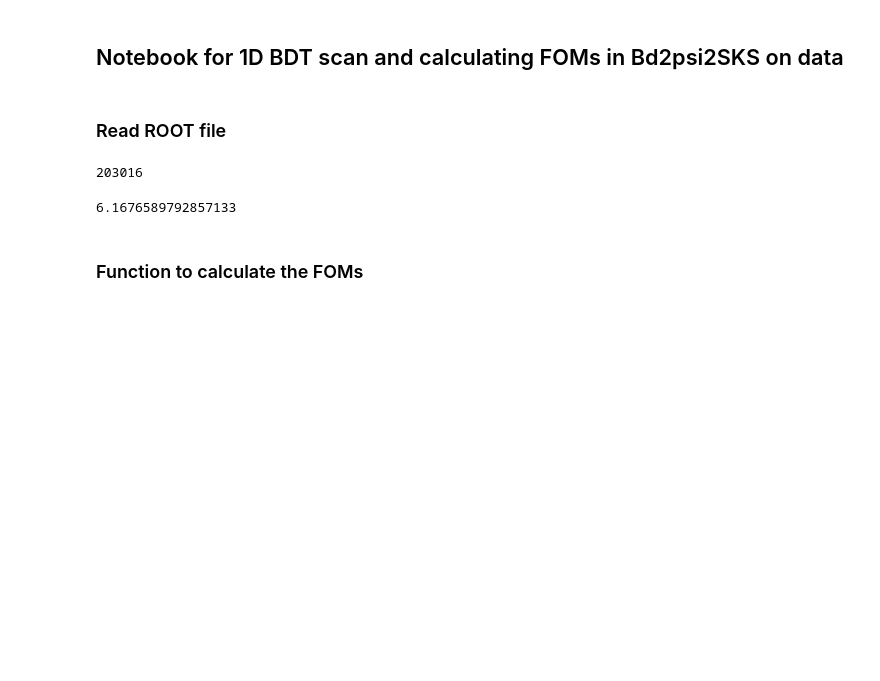
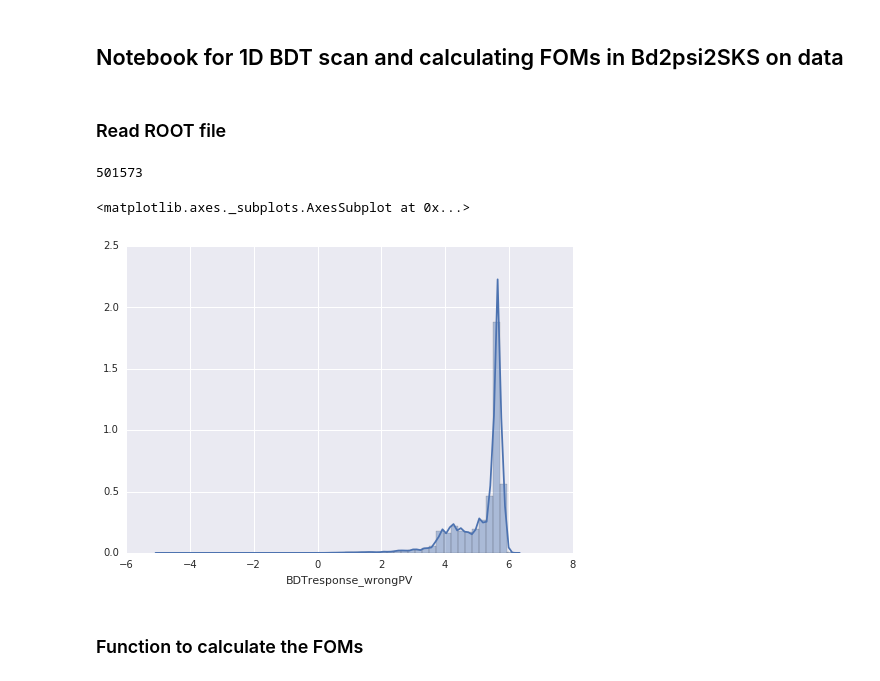
Before and after one commit to chasenberg/Masterthesis, a Jupyter notebook: notebooks/decaytime_studies/wrong_pv/Bd2JpsiKs_wrongPV_bdt_scan.ipynb, the cells around one changed output. Cells and saved outputs as stored; diff of their text form; code cells hidden in the pictures; blank space fills up the shorter version.

```diff
--- a/notebooks/decaytime_studies/wrong_pv/Bd2JpsiKs_wrongPV_bdt_scan.ipynb
+++ b/notebooks/decaytime_studies/wrong_pv/Bd2JpsiKs_wrongPV_bdt_scan.ipynb
@@ -63,15 +61,13 @@ signal_dataframe_wrongPV.to_root('/fhgfs/users/chasenberg/mc/2015_2016_merged/jp
-# %%
-# Read data and fit it
-dataset_file_name = '/fhgfs/users/chasenberg/data/2015_2016_merged/jpsimumuks/interim.root'
-data = ROOT.TFile(dataset_file_name)
-dataset_tree = data.Get('Bd2JpsiKS')
-dataset_tree.GetEntries()
-# %% [output]
-203016
-# %%
-signal_dataframe_wrongPV['BDTresponse_wrongPV'].max()
-# %% [output]
-6.1676589792857133
+# %%
+len(signal_dataframe_wrongPV['BDTresponse_wrongPV'])
+# %% [output]
+501573
+# %%
+import seaborn as sns
+sns.distplot(signal_dataframe_wrongPV['BDTresponse_wrongPV'])
+# %% [output]
+<matplotlib.axes._subplots.AxesSubplot at 0x...>
+[figure, added]
 # %% [markdown]
 ### Function to calculate the FOMs
 # %% [markdown]
```
Also changed, not shown: parts of 32 cells of this notebook.
